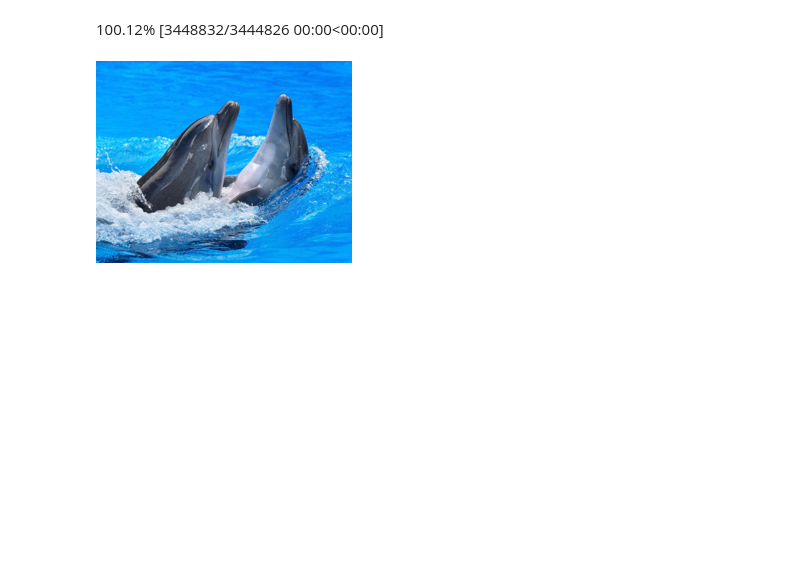
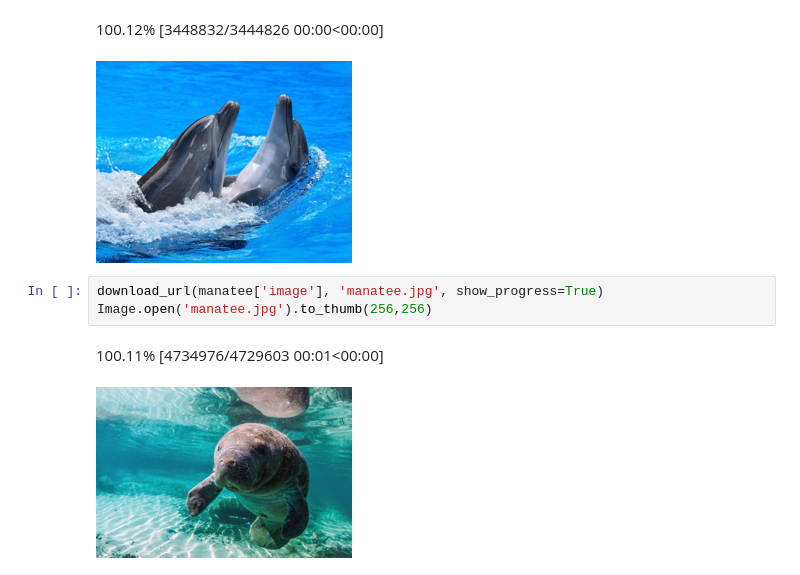
Before and after one commit to jlangson/fastai, a Jupyter notebook: lesson1-hw-dolphin-whale-shark.ipynb, the cells around one changed output. Saved outputs shown, nothing was run; the diff lists cells and outputs as text; blank space fills up the shorter version.

Commit message:
download images of each species

```diff
--- a/lesson1-hw-dolphin-whale-shark.ipynb
+++ b/lesson1-hw-dolphin-whale-shark.ipynb
@@ -62,3 +61,9 @@ img.to_thumb(256,256)
 # %% [output]
 100.12% [3448832/3444826 00:00<00:00]
 [figure]
+# %%
+download_url(manatee['image'], 'manatee.jpg', show_progress=True)
+Image.open('manatee.jpg').to_thumb(256,256)
+# %% [output]
+100.11% [4734976/4729603 00:01<00:00]
+[figure, added]
```
Also changed, not shown: parts of 2 cells of this notebook.
